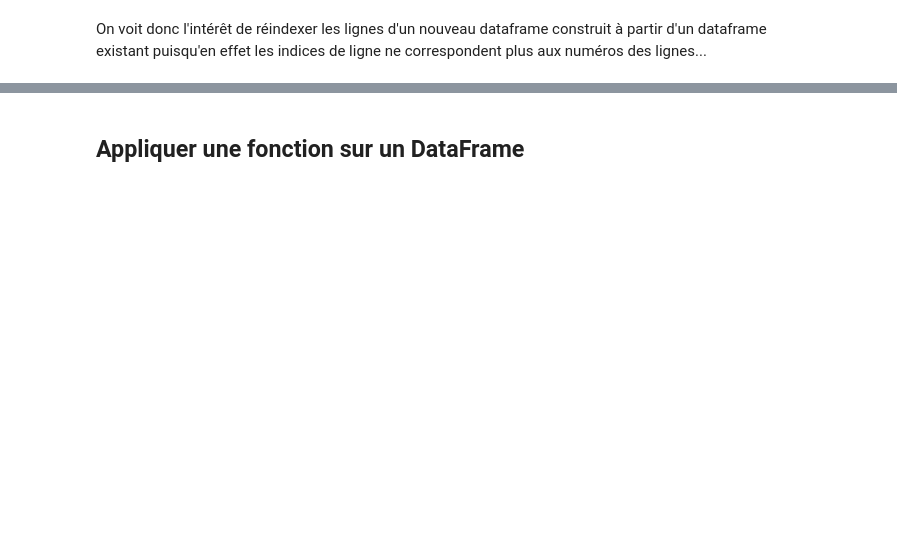
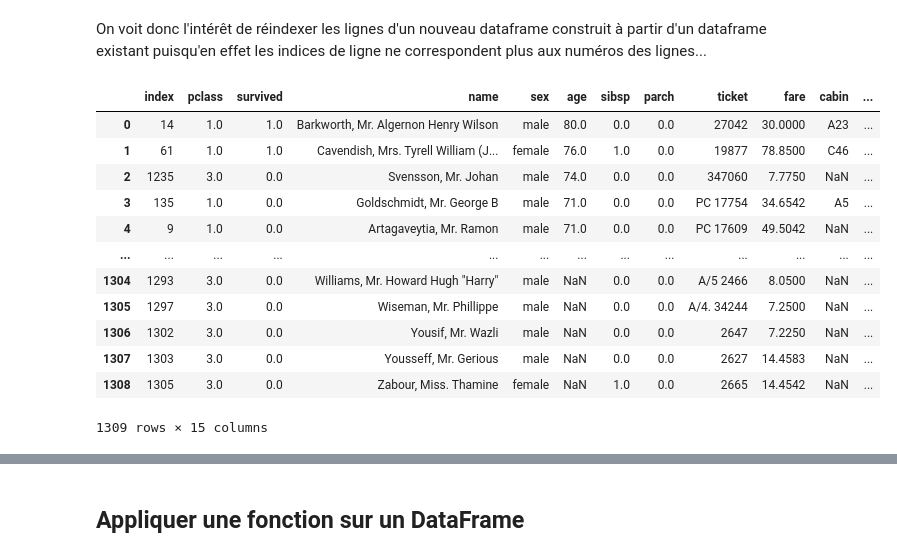
Before and after one commit to louiskuhn/IA-P2-Euskadi, a Jupyter notebook: Python/1. Analyse de données/Intro à Pandas.ipynb, the cells around one changed output, grey strips where cells are left out. Saved outputs shown, nothing was run; the diff lists cells and outputs as text; code cells hidden in the pictures; blank space fills up the shorter version.

```diff
--- a/Python/1. Analyse de données/Intro à Pandas.ipynb
+++ b/Python/1. Analyse de données/Intro à Pandas.ipynb
@@ -495,5 +689,5 @@ titanic.pivot_table(index=["pclass","embarked"], values = ["fare", "survived"],
 # %% [markdown]
 ## Tri et réindexation
 # %%
-new_titanic = titanic.sort_values("age", ascending=False)
+new_titanic = titanic.sort_values("age", ascending=False).copy()
 new_titanic.head(10)
@@ -509,8 +747,24 @@ new_titanic.iloc[9,:]
 On voit donc l'intérêt de réindexer les lignes d'un nouveau dataframe construit à partir d'un dataframe existant puisqu'en effet les indices de ligne ne correspondent plus aux numéros des lignes...
 # %%
 ### méthode .reset_index()
-new_titanic.reset_index()
+new_titanic.reset_index(inplace = True)
 ### voir l'option drop pour ne pas avoir une nouvelle colonne avec l'ancien indice
+# %%
+new_titanic
+# %% [output]
+|  | index | pclass | survived | name | sex | age | sibsp | parch | ticket | fare | cabin | ... |
+| 0 | 14 | 1.0 | 1.0 | Barkworth, Mr. Algernon Henry Wilson | male | 80.0 | 0.0 | 0.0 | 27042 | 30.0000 | A23 | ... |
+| 1 | 61 | 1.0 | 1.0 | Cavendish, Mrs. Tyrell William (J... | female | 76.0 | 1.0 | 0.0 | 19877 | 78.8500 | C46 | ... |
+| 2 | 1235 | 3.0 | 0.0 | Svensson, Mr. Johan | male | 74.0 | 0.0 | 0.0 | 347060 | 7.7750 | NaN | ... |
+| 3 | 135 | 1.0 | 0.0 | Goldschmidt, Mr. George B | male | 71.0 | 0.0 | 0.0 | PC 17754 | 34.6542 | A5 | ... |
+| 4 | 9 | 1.0 | 0.0 | Artagaveytia, Mr. Ramon | male | 71.0 | 0.0 | 0.0 | PC 17609 | 49.5042 | NaN | ... |
+| ... | ... | ... | ... | ... | ... | ... | ... | ... | ... | ... | ... | ... |
+| 1304 | 1293 | 3.0 | 0.0 | Williams, Mr. Howard Hugh "Harry" | male | NaN | 0.0 | 0.0 | A/5 2466 | 8.0500 | NaN | ... |
+| 1305 | 1297 | 3.0 | 0.0 | Wiseman, Mr. Phillippe | male | NaN | 0.0 | 0.0 | A/4. 34244 | 7.2500 | NaN | ... |
+| 1306 | 1302 | 3.0 | 0.0 | Yousif, Mr. Wazli | male | NaN | 0.0 | 0.0 | 2647 | 7.2250 | NaN | ... |
+| 1307 | 1303 | 3.0 | 0.0 | Yousseff, Mr. Gerious | male | NaN | 0.0 | 0.0 | 2627 | 14.4583 | NaN | ... |
+| 1308 | 1305 | 3.0 | 0.0 | Zabour, Miss. Thamine | female | NaN | 1.0 | 0.0 | 2665 | 14.4542 | NaN | ... |
+1309 rows × 15 columns
 # %%
 # pour changer l'index par un autre index que les numéros de ligne on utilise .set_index()
 new_titanic.set_index("name",inplace=True)
```
Also changed, not shown: parts of 45 cells of this notebook.
